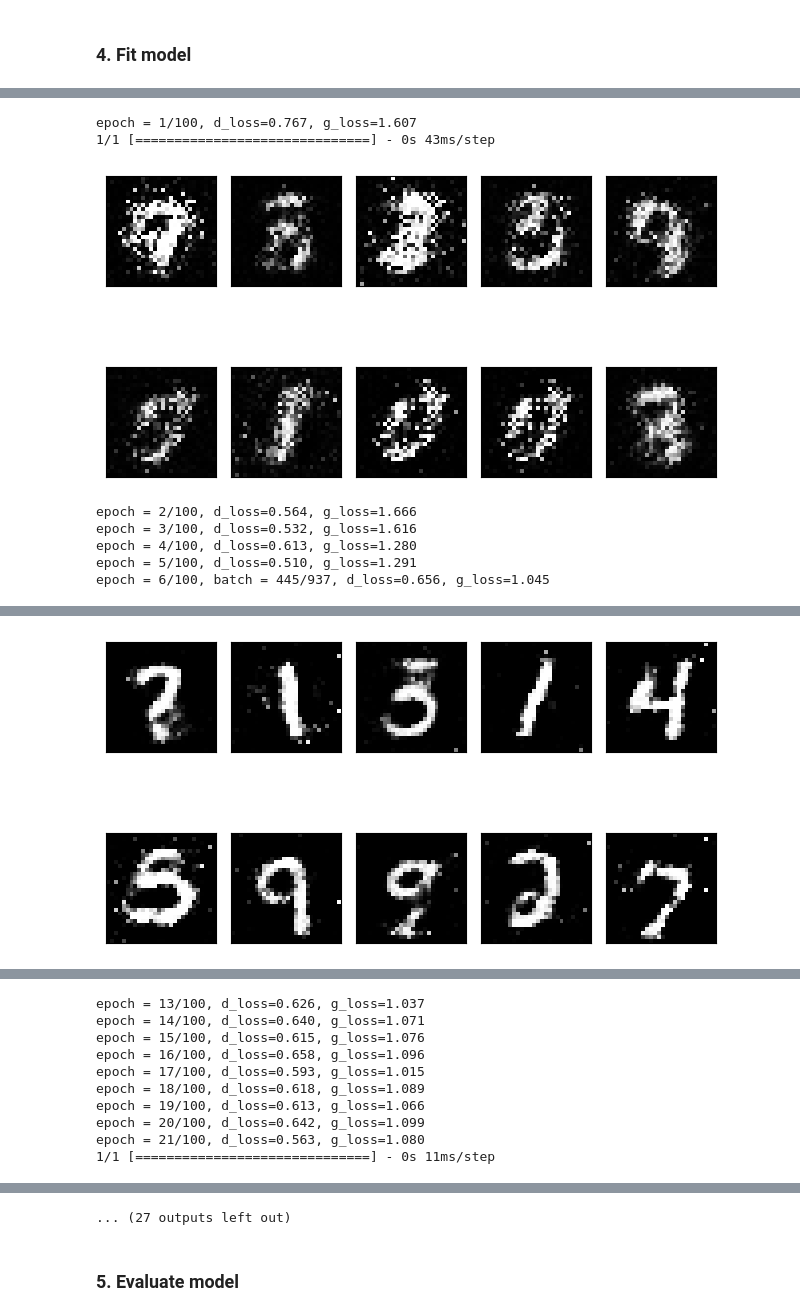
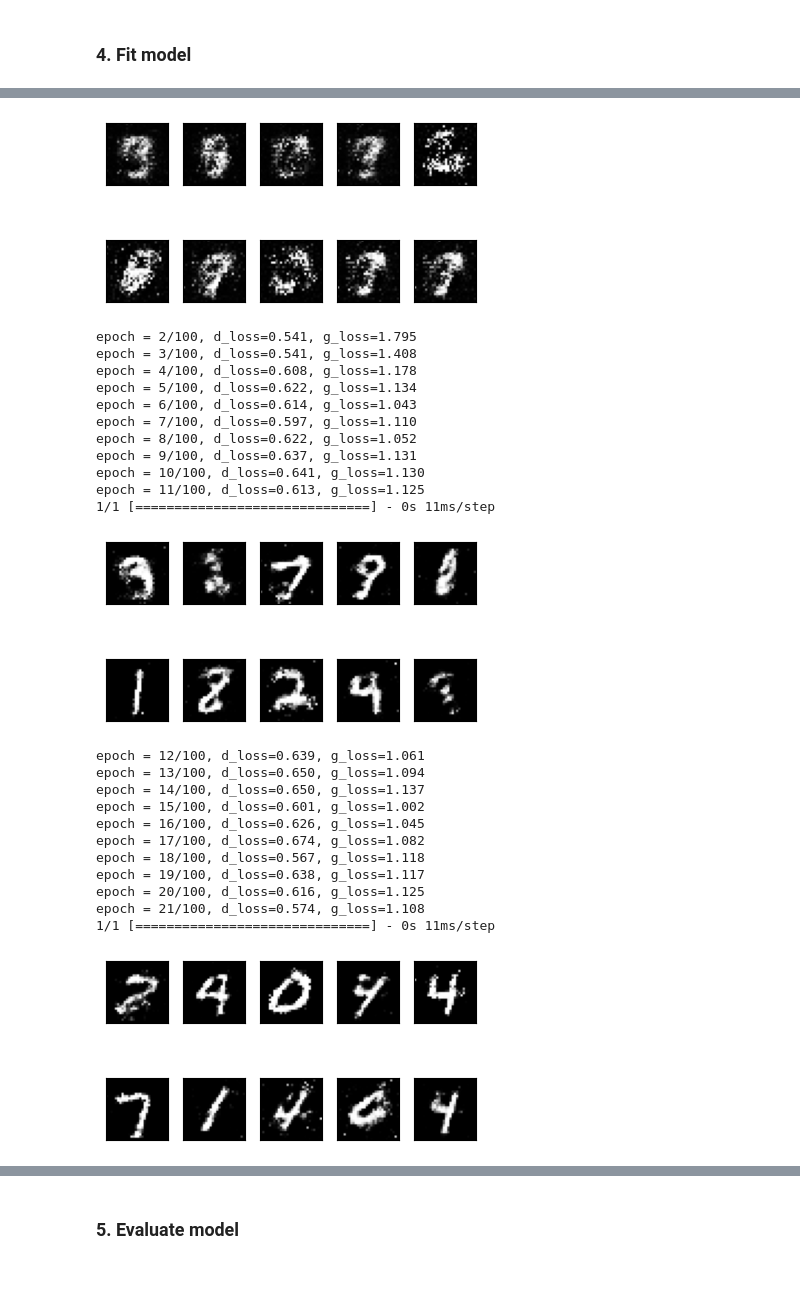
Before and after one commit to mafda/generative_adversarial_networks_101, a Jupyter notebook: src/mnist/01_GAN_MNIST.ipynb, the cells around one changed output, grey strips where cells are left out. Saved outputs shown, nothing was run; the diff lists cells and outputs as text; code cells hidden in the pictures; blank space fills up the shorter version.

```diff
--- a/src/mnist/01_GAN_MNIST.ipynb
+++ b/src/mnist/01_GAN_MNIST.ipynb
@@ -190,14 +195,20 @@ latent_dim = 100
 img_dim = 784
 
 seed_value = 42
-initializer = tf.keras.initializers.RandomNormal(mean=0.0, stddev=0.02, seed=seed_value)
+initializer = tf.keras.initializers.RandomNormal(
+    mean=0.0, stddev=0.02, seed=seed_value
+)
 
 
 # Generator network
 generator = tf.keras.models.Sequential()
 
 # Input layer and hidden layer 1
-generator.add(tf.keras.layers.Dense(128, input_shape=(latent_dim,), kernel_initializer=initializer))
+generator.add(
+    tf.keras.layers.Dense(
+        128, input_shape=(latent_dim,), kernel_initializer=initializer
+    )
+)
 generator.add(tf.keras.layers.LeakyReLU(alpha=0.2))
 generator.add(tf.keras.layers.BatchNormalization(momentum=0.8))
 
@@ -212,4 +223,4 @@ generator.add(tf.keras.layers.LeakyReLU(alpha=0.2))
 generator.add(tf.keras.layers.BatchNormalization(momentum=0.8))
 
 # Output layer
-generator.add(tf.keras.layers.Dense(img_dim, activation='tanh'))
+generator.add(tf.keras.layers.Dense(img_dim, activation="tanh"))
@@ -349,6 +381,8 @@ for e in range(epochs + 1):
 
         # Train Generator weights
         discriminator.trainable = False
+
+        z = tf.random.normal(shape=(batch_size, latent_dim), mean=0, stddev=1)
         d_g_loss_batch = d_g.train_on_batch(x=z, y=real)
 
         print(
@@ -375,10 +409,11 @@ for e in range(epochs + 1):
 
     if e % 10 == 0:
         samples = 10
-        x_fake = generator.predict(
-            tf.random.normal(shape=(samples, latent_dim), mean=0, stddev=1)
-        )
 
+        z = tf.random.normal(shape=(samples, latent_dim), mean=0, stddev=1)
+        x_fake = generator.predict(z)
+
+        fig = plt.figure(figsize=(WIDTH_SIZE, HEIGHT_SIZE))
         for k in range(samples):
             plt.subplot(2, 5, k + 1)
             plt.imshow(x_fake[k].reshape(28, 28), cmap="gray")
@@ -392,8 +428,25 @@ for e in range(epochs + 1):
+[figure, new version]
-epoch = 1/100, d_loss=0.767, g_loss=1.607
-1/1 [==============================] - 0s 43ms/step
+epoch = 2/100, d_loss=0.541, g_loss=1.795
+epoch = 3/100, d_loss=0.541, g_loss=1.408
+epoch = 4/100, d_loss=0.608, g_loss=1.178
+epoch = 5/100, d_loss=0.622, g_loss=1.134
+epoch = 6/100, d_loss=0.614, g_loss=1.043
+epoch = 7/100, d_loss=0.597, g_loss=1.110
+epoch = 8/100, d_loss=0.622, g_loss=1.052
+epoch = 9/100, d_loss=0.637, g_loss=1.131
+epoch = 10/100, d_loss=0.641, g_loss=1.130
+epoch = 11/100, d_loss=0.613, g_loss=1.125
+1/1 [==============================] - 0s 11ms/step
-[figure, old version]
+[figure, new version]
-epoch = 2/100, d_loss=0.564, g_loss=1.666
-epoch = 3/100, d_loss=0.532, g_loss=1.616
-epoch = 4/100, d_loss=0.613, g_loss=1.280
-epoch = 5/100, d_loss=0.510, g_loss=1.291
-epoch = 6/100, batch = 445/937, d_loss=0.656, g_loss=1.045
+epoch = 12/100, d_loss=0.639, g_loss=1.061
+epoch = 13/100, d_loss=0.650, g_loss=1.094
+epoch = 14/100, d_loss=0.650, g_loss=1.137
+epoch = 15/100, d_loss=0.601, g_loss=1.002
+epoch = 16/100, d_loss=0.626, g_loss=1.045
+epoch = 17/100, d_loss=0.674, g_loss=1.082
+epoch = 18/100, d_loss=0.567, g_loss=1.118
+epoch = 19/100, d_loss=0.638, g_loss=1.117
+epoch = 20/100, d_loss=0.616, g_loss=1.125
+epoch = 21/100, d_loss=0.574, g_loss=1.108
+1/1 [==============================] - 0s 11ms/step
+[figure, new version]
@@ -408 +475,0 @@ epoch = 11/100, d_loss=0.567, g_loss=1.078
-[figure, old version]
@@ -412,10 +489,0 @@ epoch = 13/100, batch = 63/937, d_loss=0.654, g_loss=1.017
-epoch = 13/100, d_loss=0.626, g_loss=1.037
-epoch = 14/100, d_loss=0.640, g_loss=1.071
-epoch = 15/100, d_loss=0.615, g_loss=1.076
-epoch = 16/100, d_loss=0.658, g_loss=1.096
-epoch = 17/100, d_loss=0.593, g_loss=1.015
-epoch = 18/100, d_loss=0.618, g_loss=1.089
-epoch = 19/100, d_loss=0.613, g_loss=1.066
-epoch = 20/100, d_loss=0.642, g_loss=1.099
-epoch = 21/100, d_loss=0.563, g_loss=1.080
-1/1 [==============================] - 0s 11ms/step
@@ -434,4 +490,3 @@ epoch = 31/100, d_loss=0.554, g_loss=1.088
-... (27 outputs left out)
 # %% [markdown]
 ### 5. Evaluate model
 # %%
```
Also changed, not shown: parts of 11 cells of this notebook, 3 other files.
